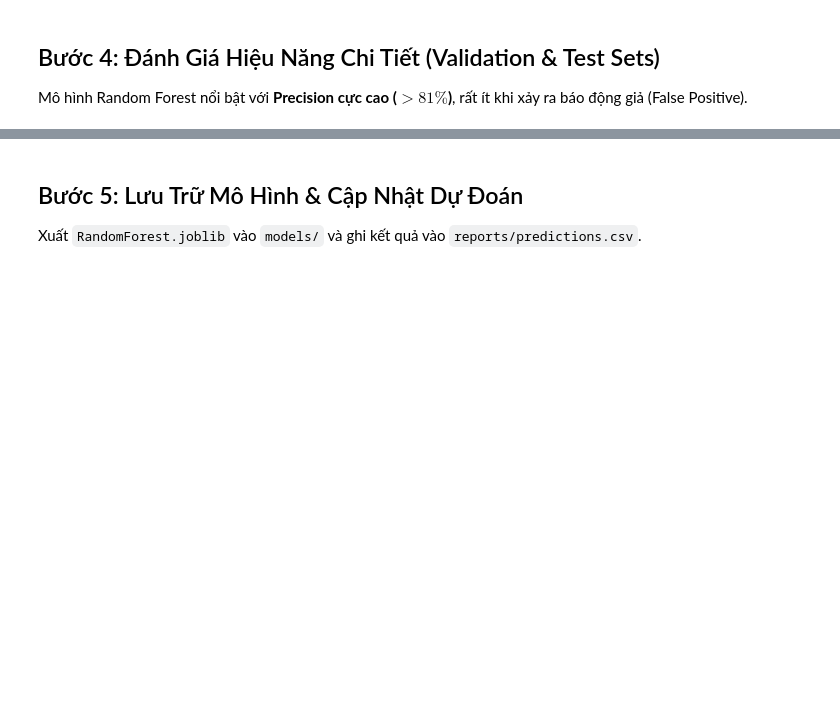
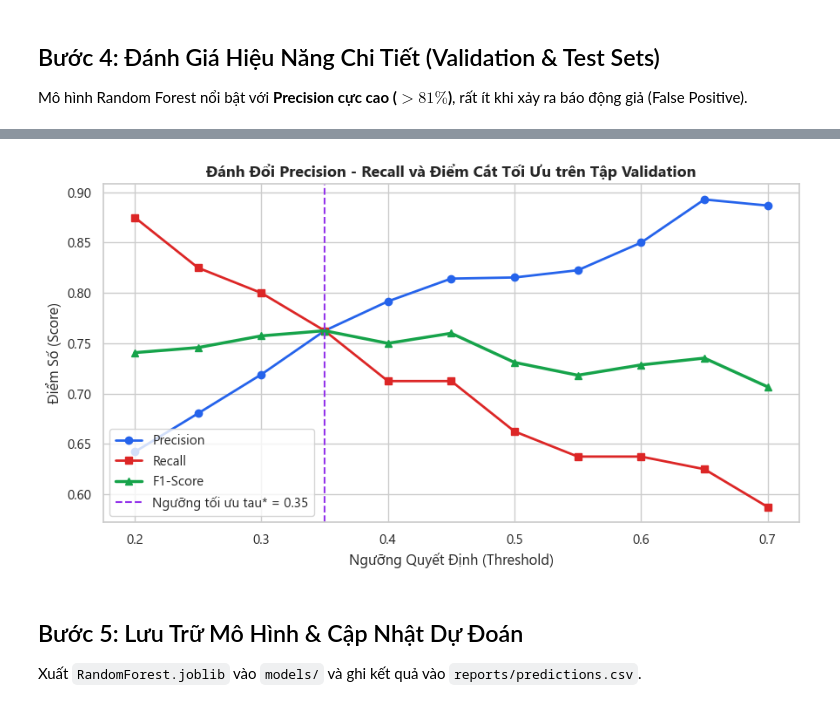
Before and after one commit to LongVoAKAMarcus/nba-allstar-prediction, a Jupyter notebook: notebooks/03_random_forest.ipynb, the cells around one changed output, grey strips where cells are left out. Saved outputs shown, nothing was run; the diff lists cells and outputs as text; code cells hidden in the pictures; blank space fills up the shorter version.

```diff
--- a/notebooks/03_random_forest.ipynb
+++ b/notebooks/03_random_forest.ipynb
@@ -161,0 +234,62 @@ for split_name, X_eval, y_eval in [("Validation (2017-2019)", X_val, y_val), ("T
+# %%
+# Quét tìm ngưỡng cắt tối ưu trên tập Validation
+thresholds = np.arange(0.20, 0.75, 0.05)
+val_records = []
+
+y_val_prob = rf.predict_proba(X_val)[:, 1]
+y_test_prob = rf.predict_proba(X_test)[:, 1]
+
+for th in thresholds:
+    v_pred = (y_val_prob >= th).astype(int)
+    val_records.append({
+        "threshold": round(float(th), 2),
+        "precision": precision_score(y_val, v_pred, zero_division=0),
+        "recall": recall_score(y_val, v_pred, zero_division=0),
+        "f1": f1_score(y_val, v_pred, zero_division=0)
+    })
+
+thresh_df = pd.DataFrame(val_records)
+best_row = thresh_df.loc[thresh_df["f1"].idxmax()]
+opt_tau = float(best_row["threshold"])
+
+print("=== BẢNG QUÉT NGƯỠNG TRÊN TẬP VALIDATION ===")
+print(thresh_df.to_string(index=False))
+print(f"\n=> Ngưỡng tối ưu trên Validation: tau* = {opt_tau:.2f} (F1 = {best_row['f1']:.4f}, Recall = {best_row['recall']:.4f})")
+
+# So sánh hiệu năng ở ngưỡng mặc định (0.50) vs ngưỡng tối ưu (tau*) trên tập Test
+test_def_pred = (y_test_prob >= 0.50).astype(int)
+test_opt_pred = (y_test_prob >= opt_tau).astype(int)
+
+comp_df = pd.DataFrame([
+    {
+        "Ngưỡng": "Mặc định (0.50)",
+        "Precision": round(precision_score(y_test, test_def_pred, zero_division=0), 4),
+        "Recall": round(recall_score(y_test, test_def_pred, zero_division=0), 4),
+        "All-Star bắt trúng": f"{int(test_def_pred[y_test == 1].sum())}/{y_test.sum()}",
+        "F1-Score": round(f1_score(y_test, test_def_pred, zero_division=0), 4)
+    },
+    {
+        "Ngưỡng": f"Tối ưu ({opt_tau:.2f})",
+        "Precision": round(precision_score(y_test, test_opt_pred, zero_division=0), 4),
+        "Recall": round(recall_score(y_test, test_opt_pred, zero_division=0), 4),
+        "All-Star bắt trúng": f"{int(test_opt_pred[y_test == 1].sum())}/{y_test.sum()}",
+        "F1-Score": round(f1_score(y_test, test_opt_pred, zero_division=0), 4)
+    }
+])
+
+print("\n=== SO SÁNH HIỆU NĂNG TRÊN TẬP TEST (2020 - 2026) ===")
+print(comp_df.to_string(index=False))
+
+# Trực quan hóa Precision - Recall trade-off theo ngưỡng
+plt.figure(figsize=(9, 5))
+plt.plot(thresh_df["threshold"], thresh_df["precision"], marker="o", label="Precision", color="#2563eb", linewidth=2)
+plt.plot(thresh_df["threshold"], thresh_df["recall"], marker="s", label="Recall", color="#dc2626", linewidth=2)
+plt.plot(thresh_df["threshold"], thresh_df["f1"], marker="^", label="F1-Score", color="#16a34a", linewidth=2.5)
+plt.axvline(opt_tau, color="#9333ea", linestyle="--", label=f"Ngưỡng tối ưu tau* = {opt_tau:.2f}")
+plt.title("Đánh Đổi Precision - Recall và Điểm Cắt Tối Ưu trên Tập Validation", fontsize=13, fontweight="bold")
+plt.xlabel("Ngưỡng Quyết Định (Threshold)")
+plt.ylabel("Điểm Số (Score)")
+plt.legend(frameon=True)
+plt.tight_layout()
+plt.show()
+# %% [output]
@@ -162,3 +316,4 @@ for split_name, X_eval, y_eval in [("Validation (2017-2019)", X_val, y_val), ("T
+[figure, added]
 # %% [markdown]
 ## Bước 5: Lưu Trữ Mô Hình & Cập Nhật Dự Đoán
 Xuất `RandomForest.joblib` vào `models/` và ghi kết quả vào `reports/predictions.csv`.
```
Also changed, not shown: parts of 10 cells of this notebook, 21 other files.
